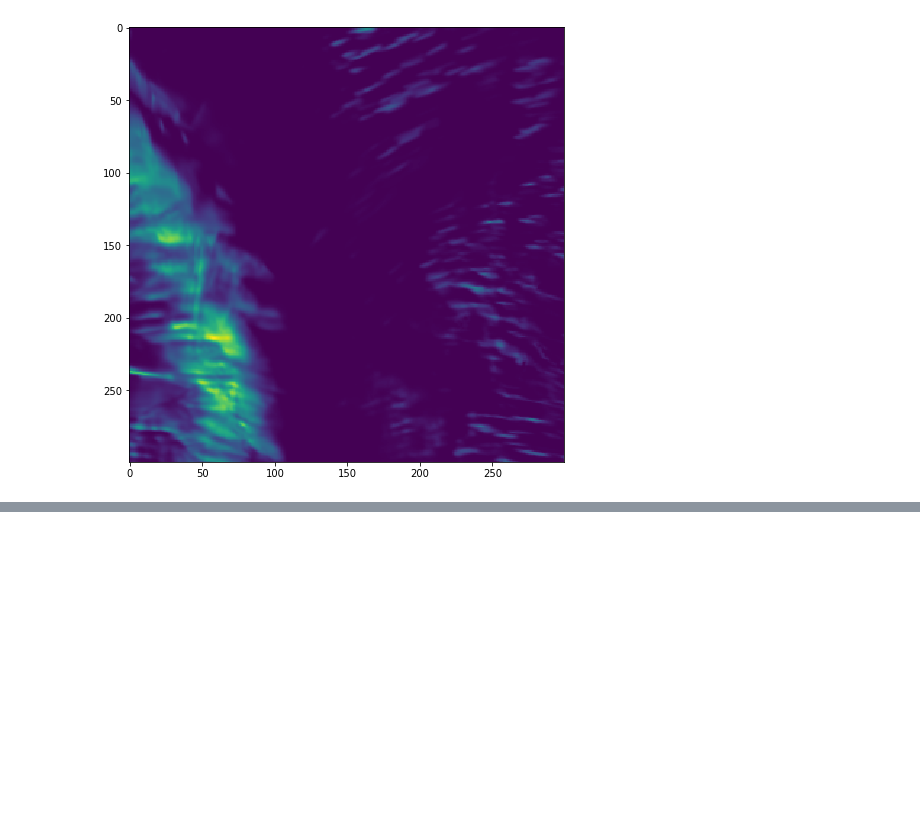
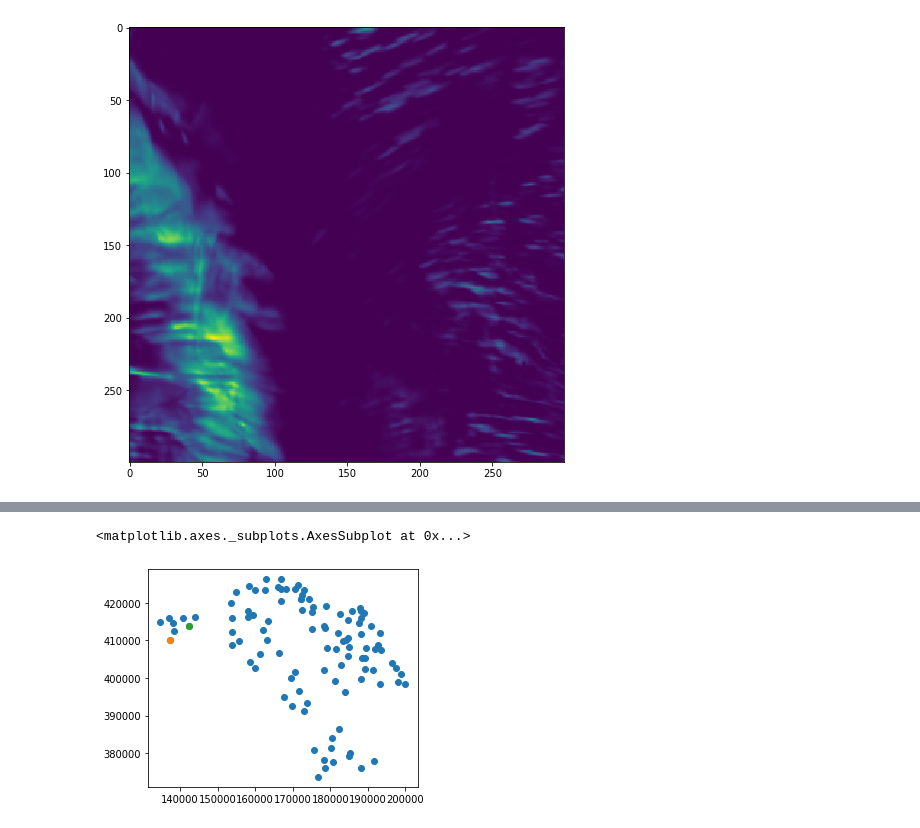
Before and after one commit to JalkapalloX/JBG060-Data-Challenge-3, a Jupyter notebook: Utility/Data Loading.ipynb, the cells around one changed output, grey strips where cells are left out. Saved outputs shown, nothing was run; the diff lists cells and outputs as text; code cells hidden in the pictures; blank space fills up the shorter version.

```diff
--- a/Utility/Data Loading.ipynb
+++ b/Utility/Data Loading.ipynb
@@ -51,0 +164,10 @@ plt.imshow(myArray)
+# %%
+fig, ax = plt.subplots()
+
+brabant = gpd.read_file("D:/waterschap-aa-en-maas_sewage_2019/sewer_model/aa-en-maas_sewer_shp/Rioolgemaal.shp")
+brabant.plot(ax = ax)
+brabant[brabant["ZREIDENT"] == "8150"].plot(ax = ax)
+brabant[brabant["ZREIDENT"] == "8170"].plot(ax = ax)
+# %% [output]
+<matplotlib.axes._subplots.AxesSubplot at 0x...>
+[figure, added]
```
Also changed, not shown: parts of 27 cells of this notebook.
